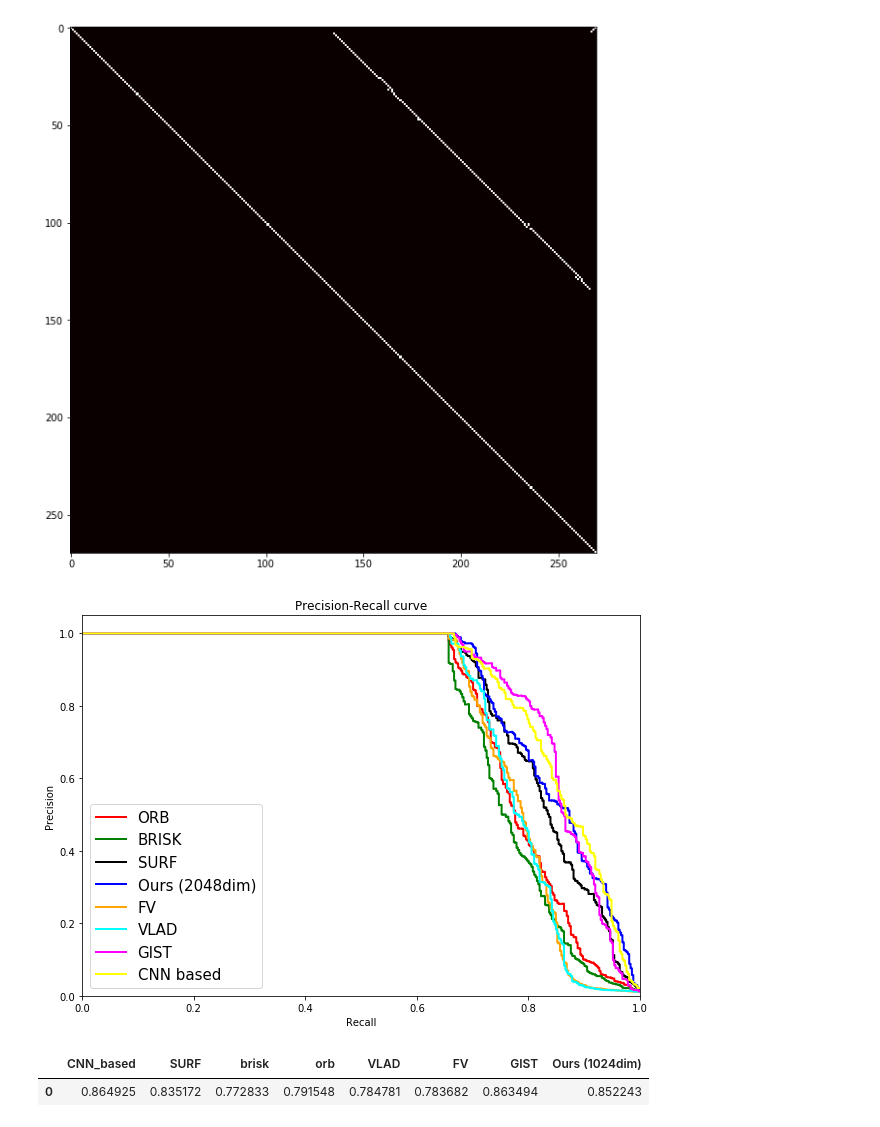
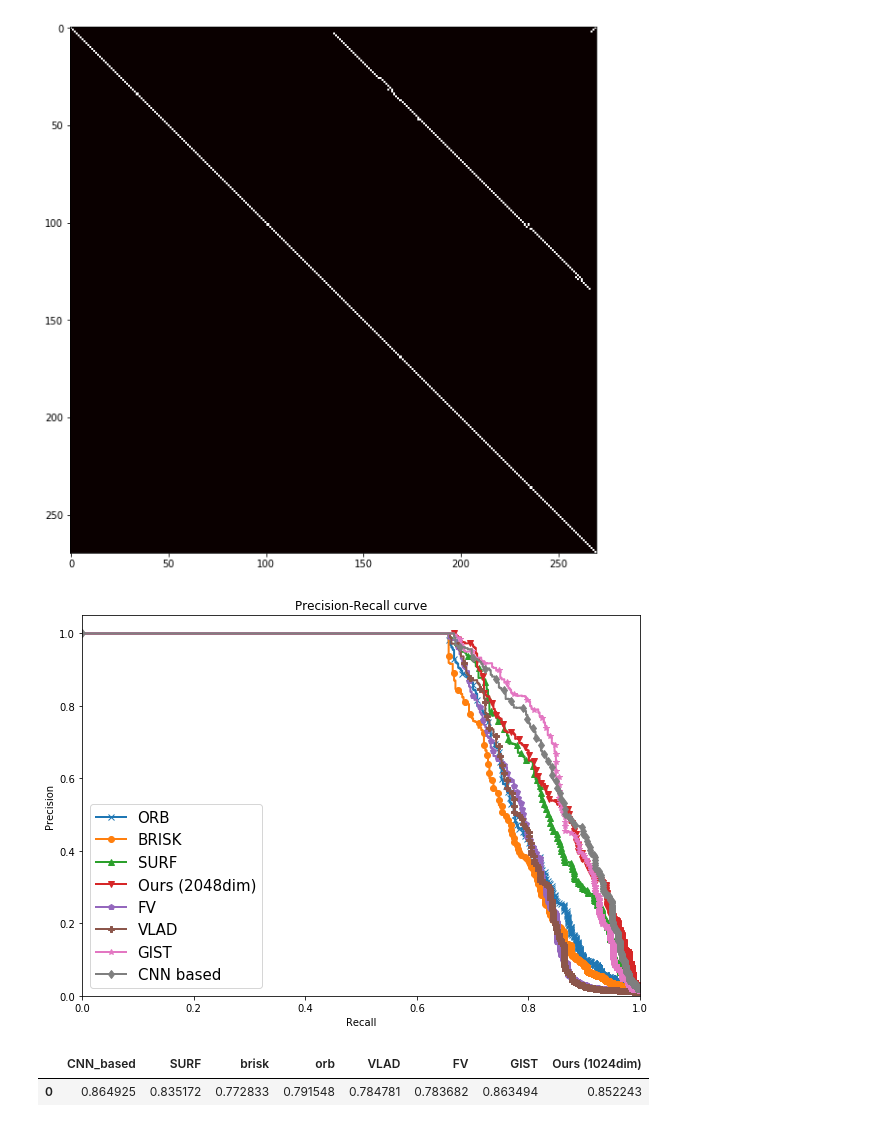
Before and after one commit to JustWon/LC_Result_Analysis, a Jupyter notebook: 20171007 Experiment for CC.ipynb, the cells around one changed output. Cells and saved outputs as stored; diff of their text form; code cells hidden in the pictures.

```diff
--- a/20171007 Experiment for CC.ipynb
+++ b/20171007 Experiment for CC.ipynb
@@ -121,12 +121,12 @@ for testcase in testcases:
 # Plot Precision-Recall curve
 plt.figure(figsize=(10,7))
 plt.clf()
-for curve, color in zip(curve_results, ['red','green','black','blue']):
+for curve, marker in zip(curve_results, ['x-', 'o-', '^-', 'v-']):
     if (curve[1]['exp_method'] == 'proposed method'):
-        plt.plot(curve[0][1], curve[0][0], lw=2, color=color, label='Ours (2048dim)')
+        plt.plot(curve[0][1], curve[0][0], marker, markevery=20, lw=2, label='Ours (2048dim)')
         ap_results['Ours (2048dim)'] = curve[0][2]
     else:
-        plt.plot(curve[0][1], curve[0][0], lw=2, color=color, label=curve[1]['exp_method'].upper())
+        plt.plot(curve[0][1], curve[0][0], marker, markevery=20, lw=2, label=curve[1]['exp_method'].upper())
         ap_results[curve[1]['exp_method']] = curve[0][2]
 
 
@@ -135,43 +135,44 @@ for curve, color in zip(curve_results, ['red','green','black','blue']):
 mat_contents = sio.loadmat('vlfeat_results/20171006/FV_CC_corr_matrix.mat')
 corr_matrix = mat_contents['corr_matrix']
 FV_result = PrecisionRecallCurve(GT_corr_mat, corr_matrix)
-plt.plot(FV_result[1], FV_result[0], lw=2, color='orange', label='FV')
+plt.plot(FV_result[1], FV_result[0], 'p-', markevery=20, lw=2, label='FV')
 ap_results['FV'] = FV_result[2]
 
 # CC, vlfeat, VLAD
 mat_contents = sio.loadmat('vlfeat_results/20171006/vlad_CC_corr_matrix.mat')
 corr_matrix = mat_contents['corr_matrix']
 vlad_result = PrecisionRecallCurve(GT_corr_mat, corr_matrix)
-plt.plot(vlad_result[1], vlad_result[0], lw=2, color='cyan', label='VLAD')
+plt.plot(vlad_result[1], vlad_result[0], 'P-', markevery=20, lw=2, label='VLAD')
 ap_results['VLAD'] = vlad_result[2]
 
 mat_contents = sio.loadmat('gistdesc_results/gistdesc_cc.mat')
 corr_matrix = mat_contents['est_corr_mat']
 gist_result = PrecisionRecallCurve(GT_corr_mat, corr_matrix)
-plt.plot(gist_result[1], gist_result[0], lw=2, color='magenta', label='GIST')
+plt.plot(gist_result[1], gist_result[0], '*-', markevery=20, lw=2, label='GIST')
 ap_results['GIST'] = gist_result[2]
 
 corr_matrix = np.loadtxt('cnnbased_results/cnnbased_CC.txt')
 cnnbased_result = PrecisionRecallCurve(GT_corr_mat, corr_matrix)
-plt.plot(cnnbased_result[1], cnnbased_result[0], lw=2, color='yellow', label='CNN based')
+plt.plot(cnnbased_result[1], cnnbased_result[0], 'd-', markevery=20, lw=2, label='CNN based')
 ap_results['CNN_based'] = cnnbased_result[2]
 
 # # CC, vlfeat, VLAD
 # mat_contents = sio.loadmat('vlfeat_results/20171006/bovw_CC_corr_matrix.mat')
 # corr_matrix = mat_contents['corr_matrix']
 # vlad_result = PrecisionRecallCurve(GT_corr_mat, corr_matrix)
 # plt.plot(vlad_result[1], vlad_result[0], lw=2, color='magenta', label='SIFT (vlfeat)')
 
 
 plt.xlabel('Recall')
 plt.ylabel('Precision')
 plt.ylim([0.0, 1.05])
 plt.xlim([0.0, 1.0])
 plt.title('Precision-Recall curve')
 plt.legend(loc="lower left", prop={'size':15})
+plt.savefig('Figures/%s.eps' % ('CC'), format='eps', dpi=1000)
 plt.show()
 # %% [output]
-[figure, old version]
+[figure, new version]
 # %%
 DataFrame([ap_results], columns=ap_results.keys())
 # %% [output]
```
Also changed, not shown: 5 other files.
